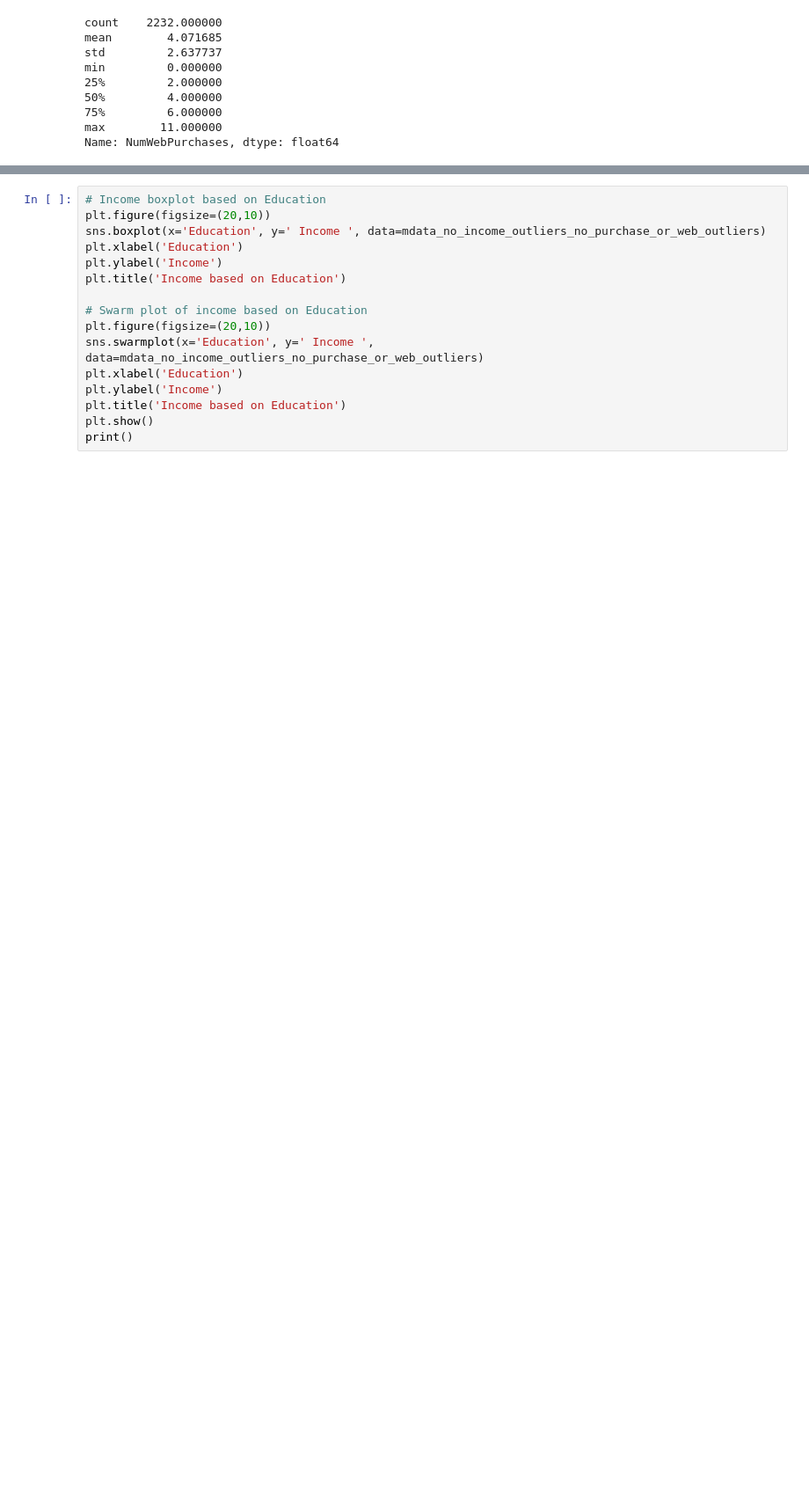
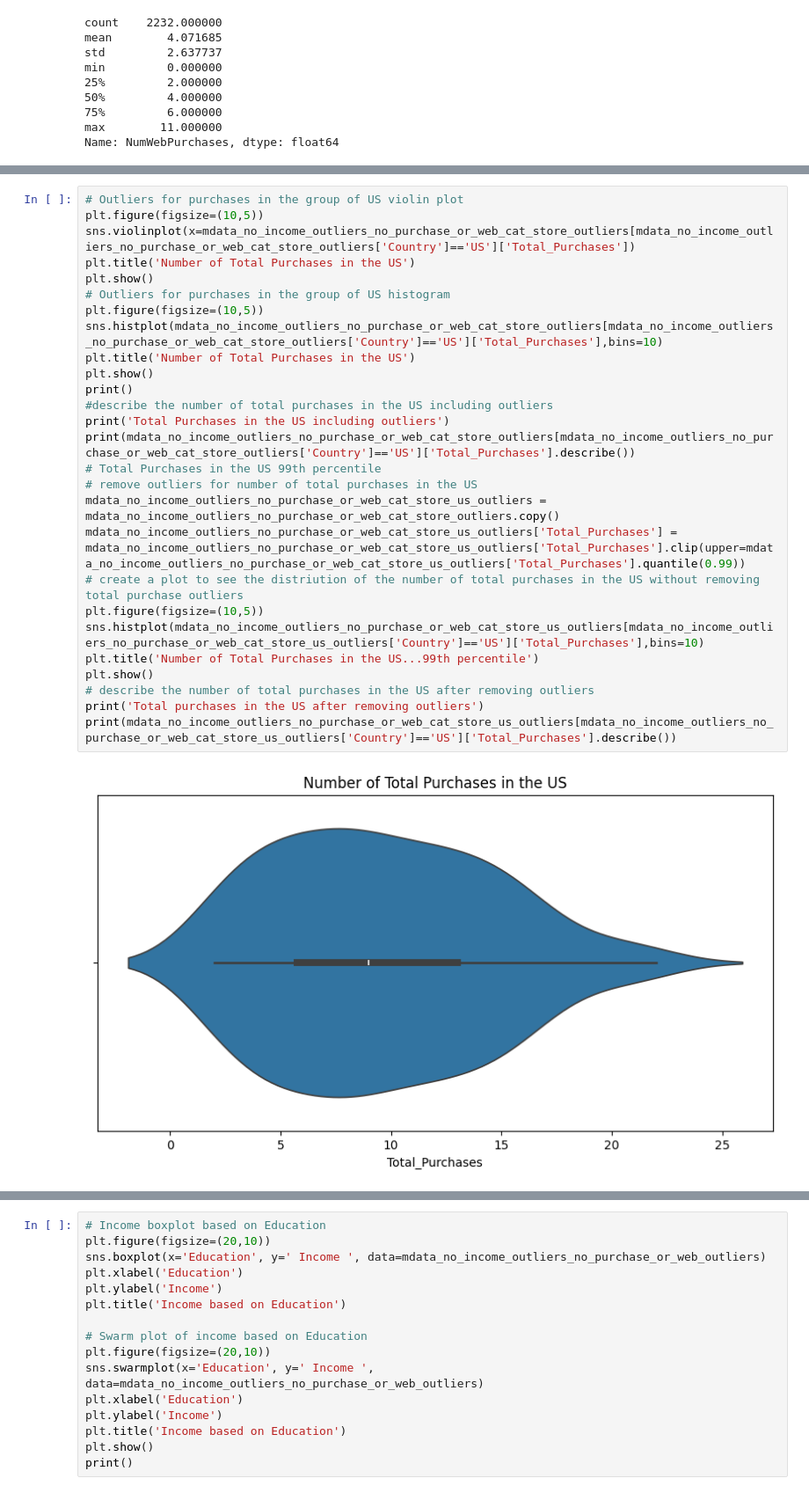
Before and after one commit to OsorioEL/Marketing_Campaign, a Jupyter notebook: Marketing_Campaing.ipynb, the cells around one changed output, grey strips where cells are left out. Shown at 88% size. Saved outputs shown, nothing was run; the diff lists cells and outputs as text; blank space fills up the shorter version.

```diff
--- a/Marketing_Campaing.ipynb
+++ b/Marketing_Campaing.ipynb
@@ -760,0 +887,29 @@ Name: NumWebPurchases, dtype: float64
+# %%
+# Outliers for purchases in the group of US violin plot
+plt.figure(figsize=(10,5))
+sns.violinplot(x=mdata_no_income_outliers_no_purchase_or_web_cat_store_outliers[mdata_no_income_outliers_no_purchase_or_web_cat_store_outliers['Country']=='US']['Total_Purchases'])
+plt.title('Number of Total Purchases in the US')
+plt.show()
+# Outliers for purchases in the group of US histogram
+plt.figure(figsize=(10,5))
+sns.histplot(mdata_no_income_outliers_no_purchase_or_web_cat_store_outliers[mdata_no_income_outliers_no_purchase_or_web_cat_store_outliers['Country']=='US']['Total_Purchases'],bins=10)
+plt.title('Number of Total Purchases in the US')
+plt.show()
+print()
+#describe the number of total purchases in the US including outliers
+print('Total Purchases in the US including outliers')
+print(mdata_no_income_outliers_no_purchase_or_web_cat_store_outliers[mdata_no_income_outliers_no_purchase_or_web_cat_store_outliers['Country']=='US']['Total_Purchases'].describe())
+# Total Purchases in the US 99th percentile
+# remove outliers for number of total purchases in the US
+mdata_no_income_outliers_no_purchase_or_web_cat_store_us_outliers = mdata_no_income_outliers_no_purchase_or_web_cat_store_outliers.copy()
+mdata_no_income_outliers_no_purchase_or_web_cat_store_us_outliers['Total_Purchases'] = mdata_no_income_outliers_no_purchase_or_web_cat_store_us_outliers['Total_Purchases'].clip(upper=mdata_no_income_outliers_no_purchase_or_web_cat_store_us_outliers['Total_Purchases'].quantile(0.99))
+# create a plot to see the distriution of the number of total purchases in the US without removing total purchase outliers
+plt.figure(figsize=(10,5))
+sns.histplot(mdata_no_income_outliers_no_purchase_or_web_cat_store_us_outliers[mdata_no_income_outliers_no_purchase_or_web_cat_store_us_outliers['Country']=='US']['Total_Purchases'],bins=10)
+plt.title('Number of Total Purchases in the US...99th percentile')
+plt.show()
+# describe the number of total purchases in the US after removing outliers
+print('Total purchases in the US after removing outliers')
+print(mdata_no_income_outliers_no_purchase_or_web_cat_store_us_outliers[mdata_no_income_outliers_no_purchase_or_web_cat_store_us_outliers['Country']=='US']['Total_Purchases'].describe())
+# %% [output]
+[figure, added]
```
Also changed, not shown: parts of 7 cells of this notebook.
